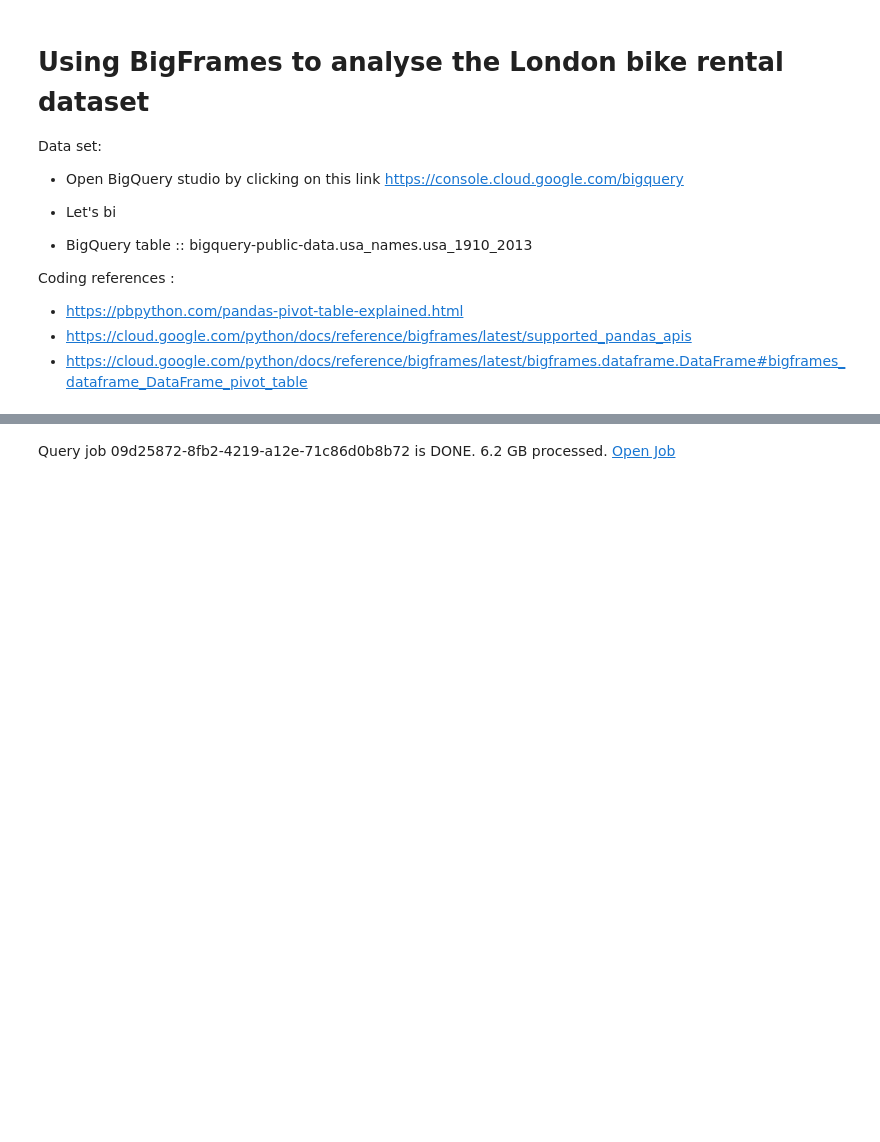
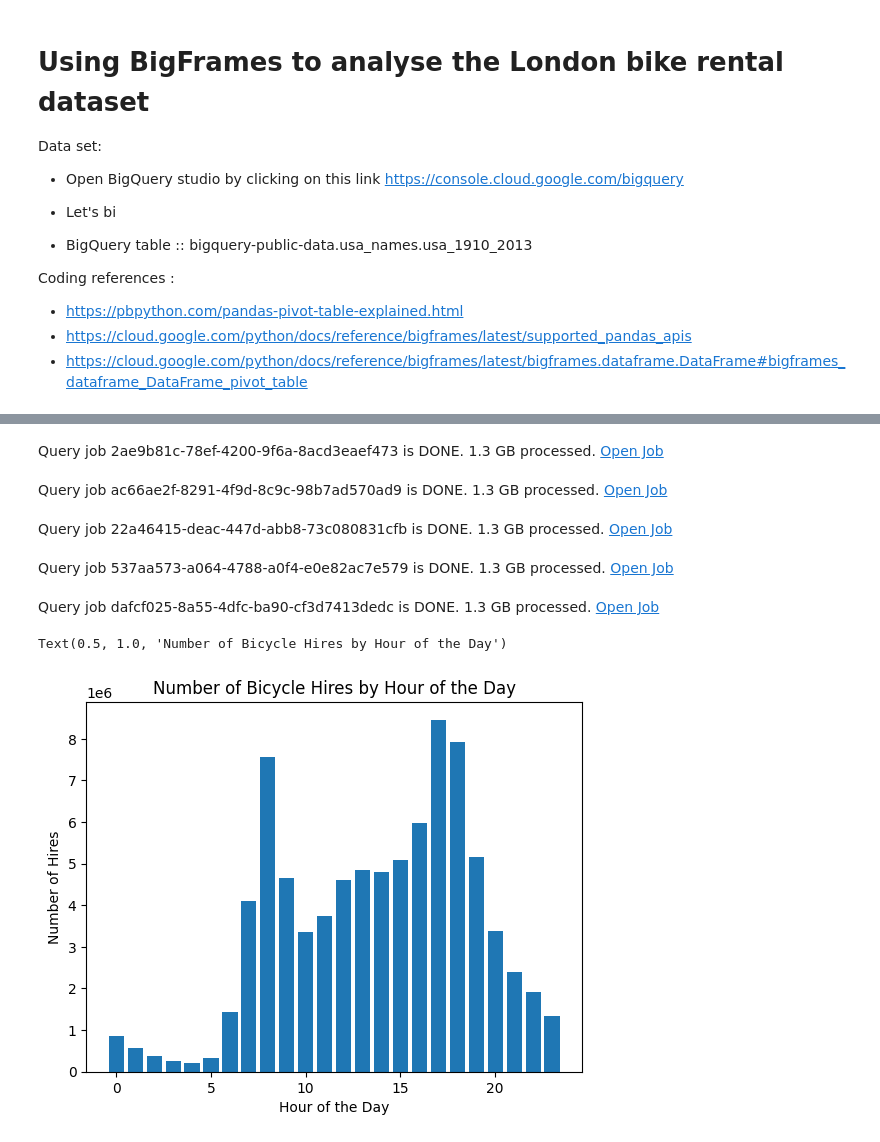
Before and after one commit to ant-laz/vertex-workbench-bigquery, a Jupyter notebook: VertexWorkbenchBigQuery.ipynb, the cells around one changed output, grey strips where cells are left out. Drawn from its saved outputs; the diff is of its cells as text; code cells hidden in the pictures; blank space fills up the shorter version.

Commit message:
adds example of plotting

```diff
--- a/VertexWorkbenchBigQuery.ipynb
+++ b/VertexWorkbenchBigQuery.ipynb
@@ -408,3 +414,17 @@ Query job 6100ec84-1348-4c73-8f3a-91fefab160f2 is DONE. 0 Bytes processed. Open
 # %%
+cycle_hire_bf['start_hour'] = cycle_hire_bf['start_date'].dt.hour
+hourly_hires = cycle_hire_bf.groupby('start_hour').size()
+
+
+plt.bar(hourly_hires.index, hourly_hires.values)
+plt.xlabel('Hour of the Day')
+plt.ylabel('Number of Hires')
+plt.title('Number of Bicycle Hires by Hour of the Day')
 # %% [output]
-Query job 09d25872-8fb2-4219-a12e-71c86d0b8b72 is DONE. 6.2 GB processed. Open Job
+Query job 2ae9b81c-78ef-4200-9f6a-8acd3eaef473 is DONE. 1.3 GB processed. Open Job
+Query job ac66ae2f-8291-4f9d-8c9c-98b7ad570ad9 is DONE. 1.3 GB processed. Open Job
+Query job 22a46415-deac-447d-abb8-73c080831cfb is DONE. 1.3 GB processed. Open Job
+Query job 537aa573-a064-4788-a0f4-e0e82ac7e579 is DONE. 1.3 GB processed. Open Job
+Query job dafcf025-8a55-4dfc-ba90-cf3d7413dedc is DONE. 1.3 GB processed. Open Job
+Text(0.5, 1.0, 'Number of Bicycle Hires by Hour of the Day')
+[figure, added]
```
Also changed, not shown: parts of 2 cells of this notebook.
